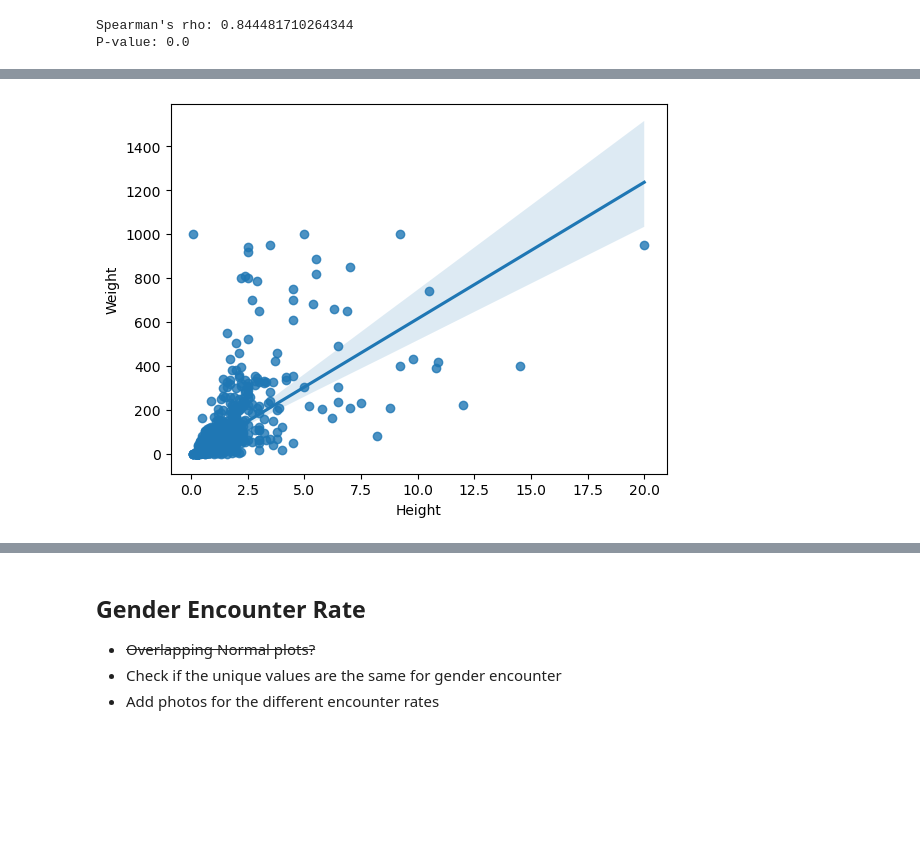
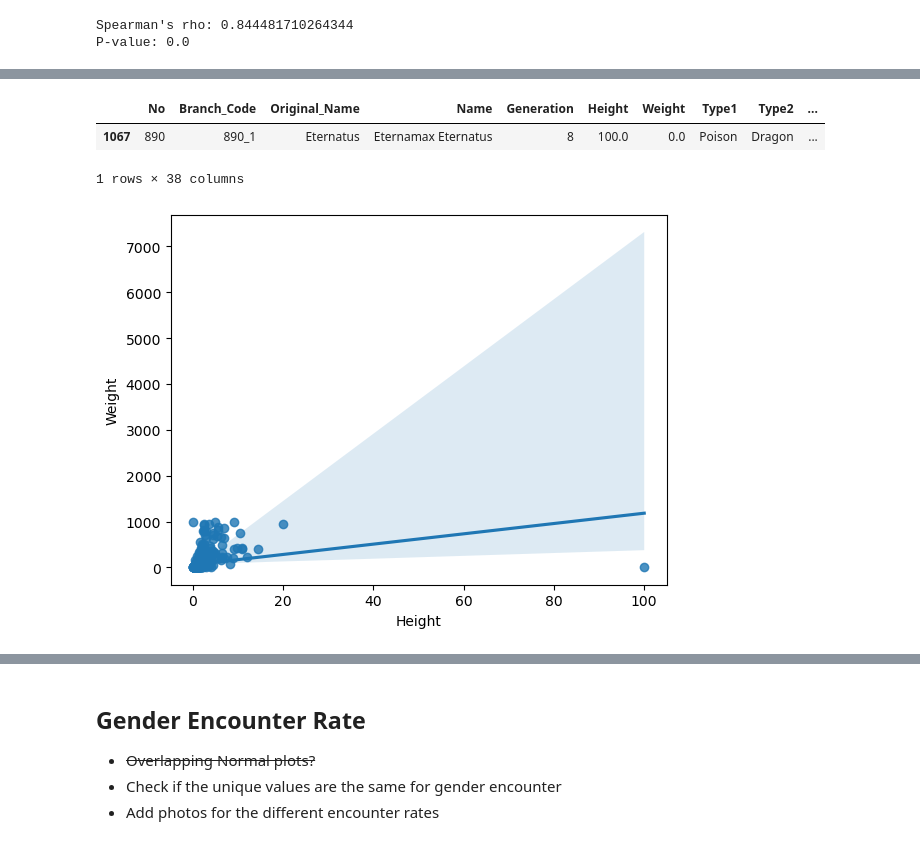
Before and after one commit to sarsteg/pokemon-index-analysis, a Jupyter notebook: analysis.ipynb, the cells around one changed output, grey strips where cells are left out. Cells and saved outputs as stored; diff of their text form; code cells hidden in the pictures; blank space fills up the shorter version.

```diff
--- a/analysis.ipynb
+++ b/analysis.ipynb
@@ -158,5 +158,13 @@ P-value: 0.0
+# %%
+# Which pokemon has a height between 95 and 105 meters?
+tall_pokemon = national_dex[national_dex['Height'] > 95]
+tall_pokemon
+# %% [output]
+|  | No | Branch_Code | Original_Name | Name | Generation | Height | Weight | Type1 | Type2 | ... |
+| 1067 | 890 | 890_1 | Eternatus | Eternamax Eternatus | 8 | 100.0 | 0.0 | Poison | Dragon | ... |
+1 rows × 38 columns
 # %%
 # Create a scatterplot of height vs weight
-height_by_weight = sns.regplot(x='Height', y='Weight', data=national_dex_no_outlier)
+height_by_weight = sns.regplot(x='Height', y='Weight', data=national_dex)
 # %% [output]
-[figure, old version]
+[figure, new version]
```
Also changed, not shown: parts of 28 cells of this notebook, 2 other files.
